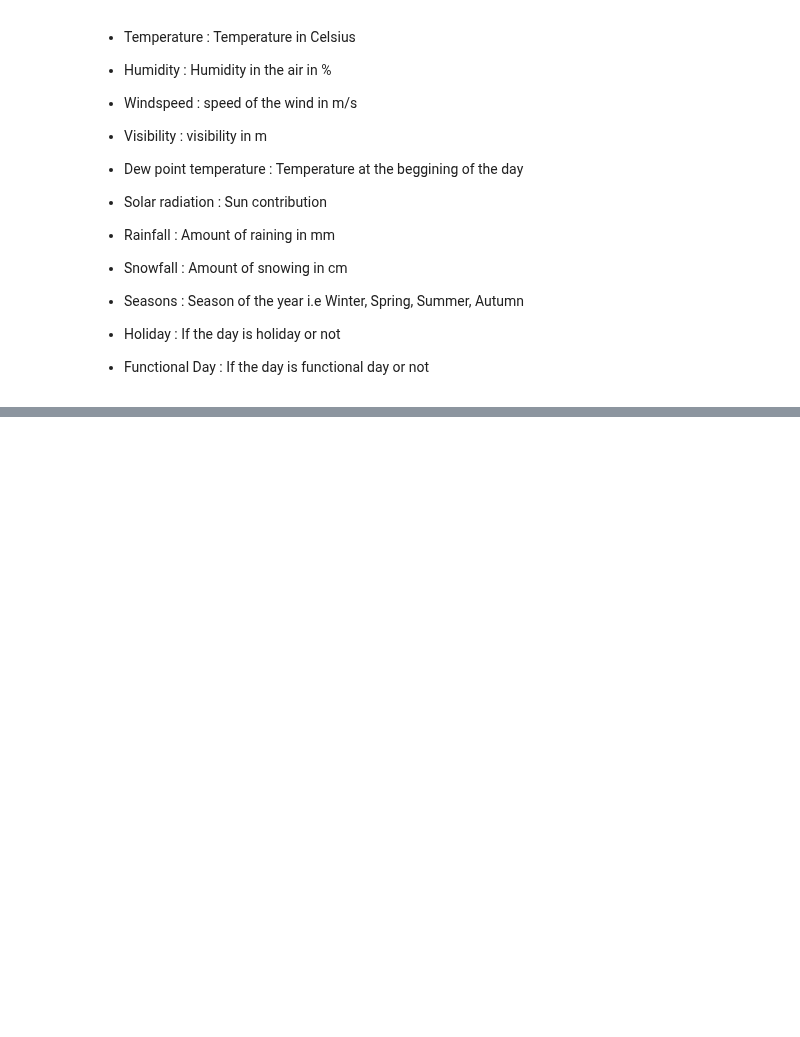
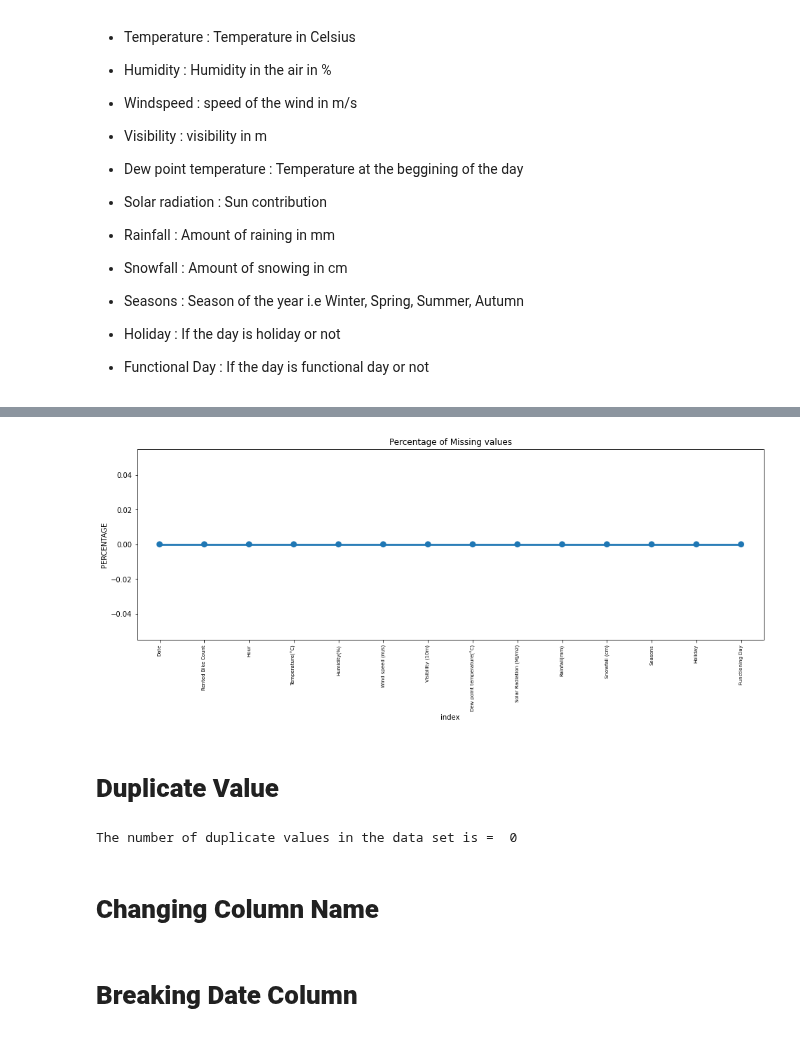
Before and after one commit to Tanushri920/Bike-Sharing-Demand-Prediction, a Jupyter notebook: Copy_of_Bike_Sharing_Demand_Prediction_Capstone_Project.ipynb, the cells around one changed output, grey strips where cells are left out. Drawn from its saved outputs; the diff is of its cells as text; code cells hidden in the pictures; blank space fills up the shorter version.

```diff
--- a/Copy_of_Bike_Sharing_Demand_Prediction_Capstone_Project.ipynb
+++ b/Copy_of_Bike_Sharing_Demand_Prediction_Capstone_Project.ipynb
@@ -185,0 +209,20 @@ bike_df.describe().T
+# %%
+missing = pd.DataFrame((bike_df.isnull().sum())*100/bike_df.shape[0]).reset_index()
+plt.figure(figsize=(16,5))
+ax = sns.pointplot('index',0,data=missing)
+plt.xticks(rotation =90,fontsize =7)
+plt.title("Percentage of Missing values")
+plt.ylabel("PERCENTAGE")
+plt.show()
+# %% [output]
+[figure, added]
+# %% [markdown]
+# **Duplicate Value**
+# %%
+# Checking Duplicate Values
+value=len(bike_df[bike_df.duplicated()])
+print("The number of duplicate values in the data set is = ",value)
+# %% [output]
+The number of duplicate values in the data set is =  0
+# %% [markdown]
+# **Changing Column Name**
@@ -185,0 +241,2 @@ bike_df.describe().T
+# %% [markdown]
+# **Breaking Date Column**
```
Also changed, not shown: parts of 17 cells of this notebook.
